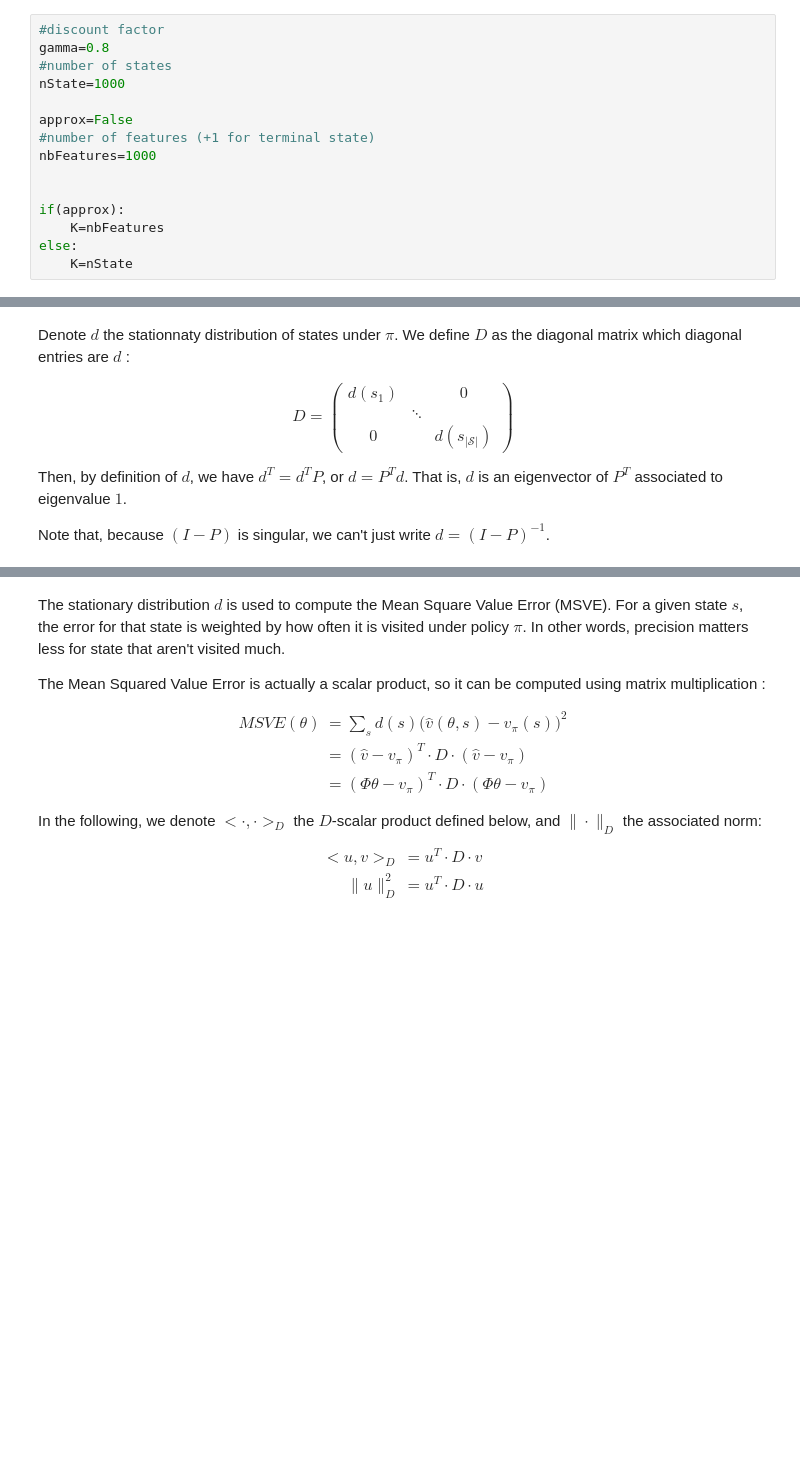
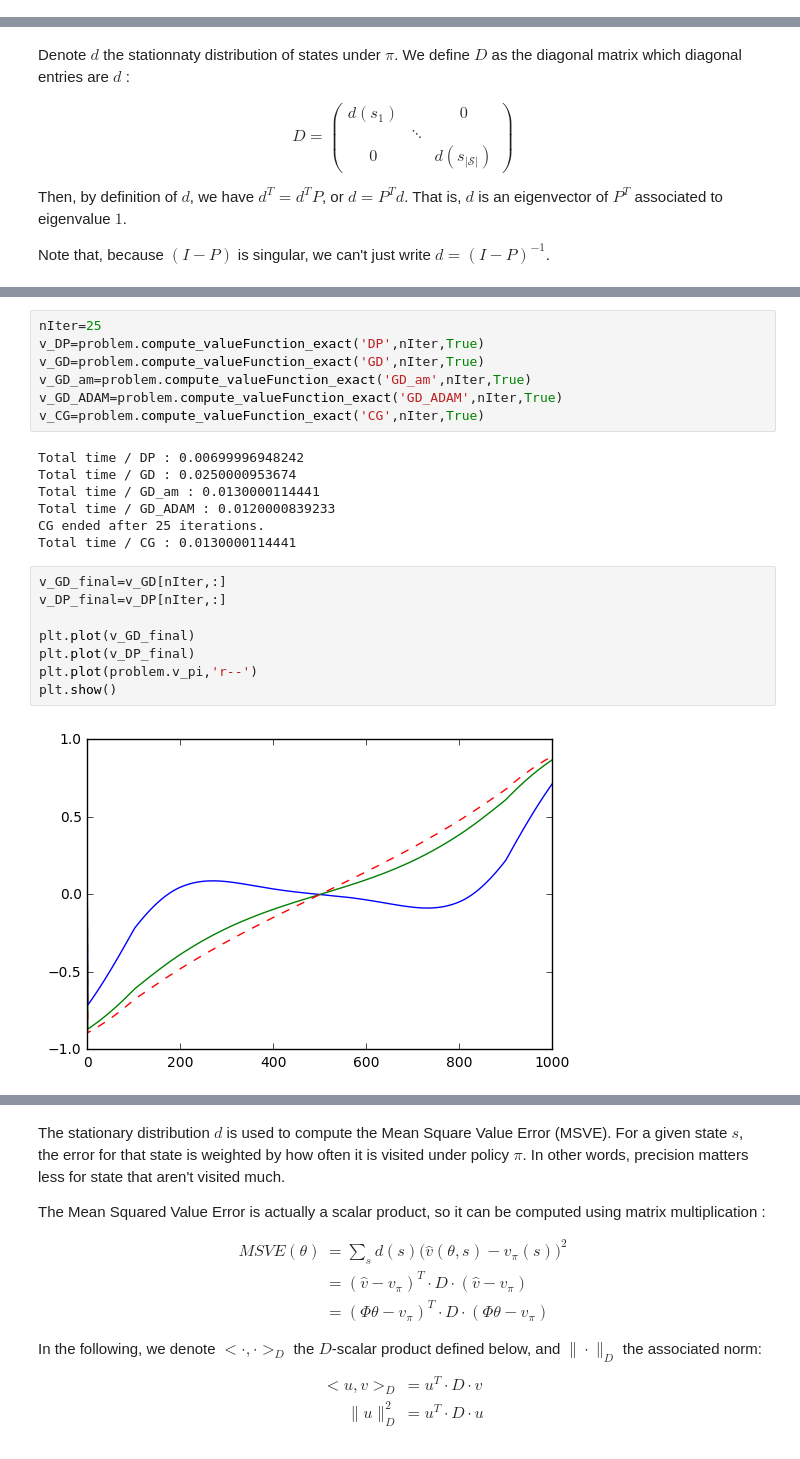
Before and after one commit to mtanneau/ReinforcementLearningClass, a Jupyter notebook: Mar24/Presentation_Mar24_MTanneau.ipynb, the cells around one changed output, grey strips where cells are left out. Saved outputs shown, nothing was run; the diff lists cells and outputs as text; blank space fills up the shorter version.

```diff
--- a/Mar24/Presentation_Mar24_MTanneau.ipynb
+++ b/Mar24/Presentation_Mar24_MTanneau.ipynb
@@ -12,18 +263,3 @@ import time as time
 We study the 1000-steps random walk (ex 9.1 in Sutton's book).
 
 The discounting factor is $\gamma$, and $\pi$ is the policy to be evaluated.
-# %%
-#discount factor
-gamma=0.8
-#number of states
-nState=1000
-
-approx=False
-#number of features (+1 for terminal state)
-nbFeatures=1000
-
-
-if(approx):
-    K=nbFeatures
-else:
-    K=nState
@@ -113,3 +443,27 @@ P_pi[0,0]=1
+# %%
+nIter=25
+v_DP=problem.compute_valueFunction_exact('DP',nIter,True)
+v_GD=problem.compute_valueFunction_exact('GD',nIter,True)
+v_GD_am=problem.compute_valueFunction_exact('GD_am',nIter,True)
+v_GD_ADAM=problem.compute_valueFunction_exact('GD_ADAM',nIter,True)
+v_CG=problem.compute_valueFunction_exact('CG',nIter,True)
+# %% [output]
+Total time / DP : 0.00699996948242
+Total time / GD : 0.0250000953674
+Total time / GD_am : 0.0130000114441
+Total time / GD_ADAM : 0.0120000839233
+CG ended after 25 iterations.
+Total time / CG : 0.0130000114441
+# %%
+v_GD_final=v_GD[nIter,:]
+v_DP_final=v_DP[nIter,:]
+
+plt.plot(v_GD_final)
+plt.plot(v_DP_final)
+plt.plot(problem.v_pi,'r--')
+plt.show()
+# %% [output]
+[figure, added]
 # %%
 #Here we plot the stationary distribution and value function
 #we don't plot state 0 as it is the terminal state (thus its value is 0)
```
Also changed, not shown: parts of 22 cells of this notebook.
